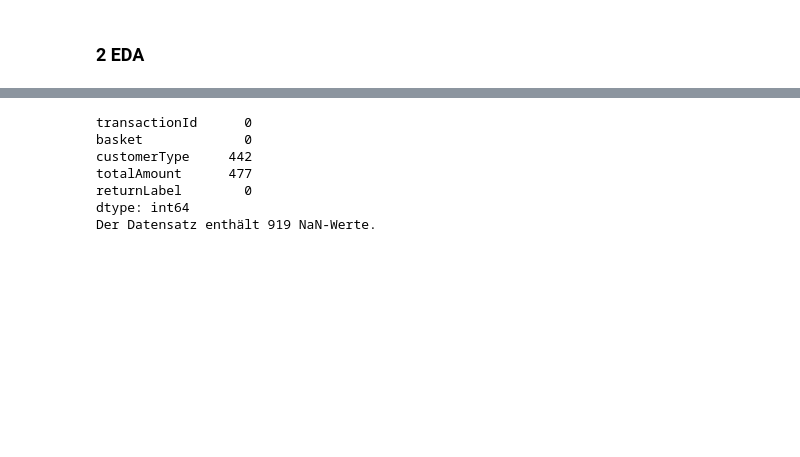
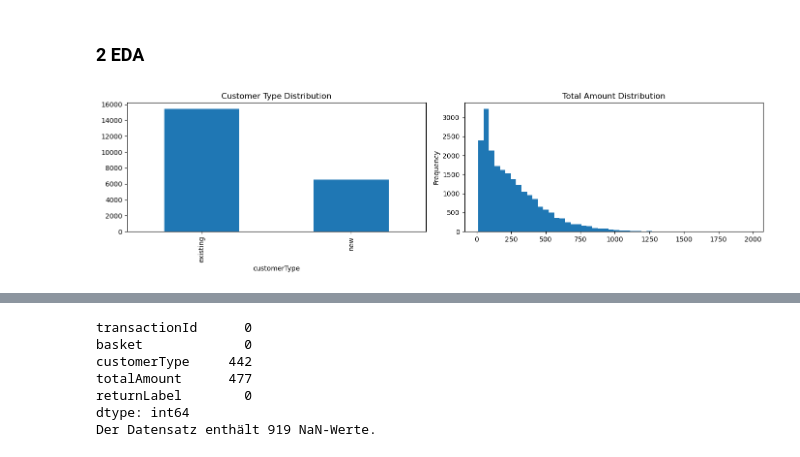
Before and after one commit to jkobh/ML-Projekt, a Jupyter notebook: ML-Modell.ipynb, the cells around one changed output, grey strips where cells are left out. Cells and saved outputs as stored; diff of their text form; code cells hidden in the pictures; blank space fills up the shorter version.

```diff
--- a/ML-Modell.ipynb
+++ b/ML-Modell.ipynb
@@ -18,3 +17,13 @@ print(df_raw_transaction_data.head())
 4     7622406570  [2, 5, 3, 2, 3, 2, 0]     existing        378.0            0
 # %% [markdown]
 ### 2 EDA
+# %%
+import matplotlib.pyplot as plt
+
+fig, axes = plt.subplots(1, 2, figsize=(14, 4))
+df_raw_transaction_data['customerType'].value_counts().plot(kind='bar', ax=axes[0], title='Customer Type Distribution')
+df_raw_transaction_data['totalAmount'].plot(kind='hist', bins=50, ax=axes[1], title='Total Amount Distribution')
+plt.tight_layout()
+plt.show()
+# %% [output]
+[figure, added]
```
Also changed, not shown: parts of 21 cells of this notebook.
